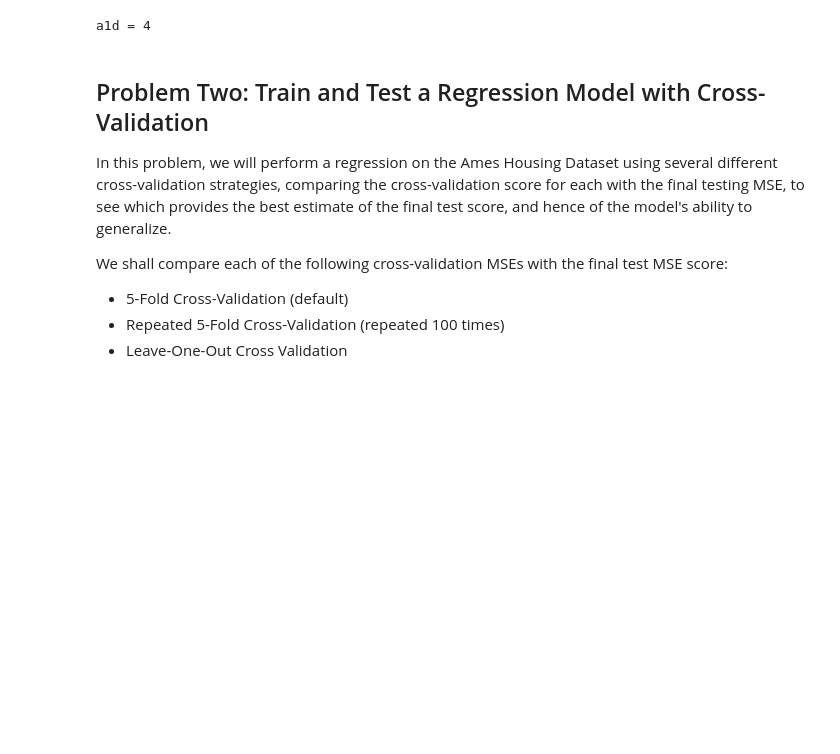
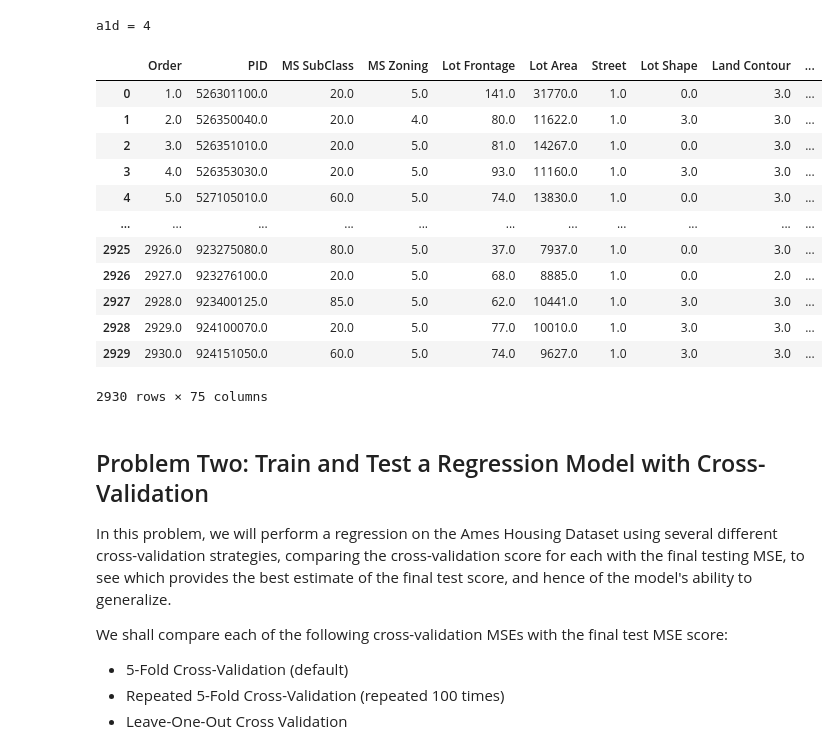
Before and after one commit to Smi7hey13/OMDS603, a Jupyter notebook: Module-3-Assignments-main/Homework_04.ipynb, the cells around one changed output. Drawn from its saved outputs; the diff is of its cells as text; code cells hidden in the pictures; blank space fills up the shorter version.

```diff
--- a/Module-3-Assignments-main/Homework_04.ipynb
+++ b/Module-3-Assignments-main/Homework_04.ipynb
@@ -373,6 +351,22 @@ a1d = len(X['Lot Shape'].unique())                         # replace 0 with an e
 print(f"a1d = {a1d}")
 # %% [output]
 a1d = 4
+# %%
+X
+# %% [output]
+|  | Order | PID | MS SubClass | MS Zoning | Lot Frontage | Lot Area | Street | Lot Shape | Land Contour | ... |
+| 0 | 1.0 | 526301100.0 | 20.0 | 5.0 | 141.0 | 31770.0 | 1.0 | 0.0 | 3.0 | ... |
+| 1 | 2.0 | 526350040.0 | 20.0 | 4.0 | 80.0 | 11622.0 | 1.0 | 3.0 | 3.0 | ... |
+| 2 | 3.0 | 526351010.0 | 20.0 | 5.0 | 81.0 | 14267.0 | 1.0 | 0.0 | 3.0 | ... |
+| 3 | 4.0 | 526353030.0 | 20.0 | 5.0 | 93.0 | 11160.0 | 1.0 | 3.0 | 3.0 | ... |
+| 4 | 5.0 | 527105010.0 | 60.0 | 5.0 | 74.0 | 13830.0 | 1.0 | 0.0 | 3.0 | ... |
+| ... | ... | ... | ... | ... | ... | ... | ... | ... | ... | ... |
+| 2925 | 2926.0 | 923275080.0 | 80.0 | 5.0 | 37.0 | 7937.0 | 1.0 | 0.0 | 3.0 | ... |
+| 2926 | 2927.0 | 923276100.0 | 20.0 | 5.0 | 68.0 | 8885.0 | 1.0 | 0.0 | 2.0 | ... |
+| 2927 | 2928.0 | 923400125.0 | 85.0 | 5.0 | 62.0 | 10441.0 | 1.0 | 3.0 | 3.0 | ... |
+| 2928 | 2929.0 | 924100070.0 | 20.0 | 5.0 | 77.0 | 10010.0 | 1.0 | 3.0 | 3.0 | ... |
+| 2929 | 2930.0 | 924151050.0 | 60.0 | 5.0 | 74.0 | 9627.0 | 1.0 | 3.0 | 3.0 | ... |
+2930 rows × 75 columns
 # %% [markdown]
 ## Problem Two:  Train and Test a Regression Model with Cross-Validation
 
```
Also changed, not shown: parts of 17 cells of this notebook.
